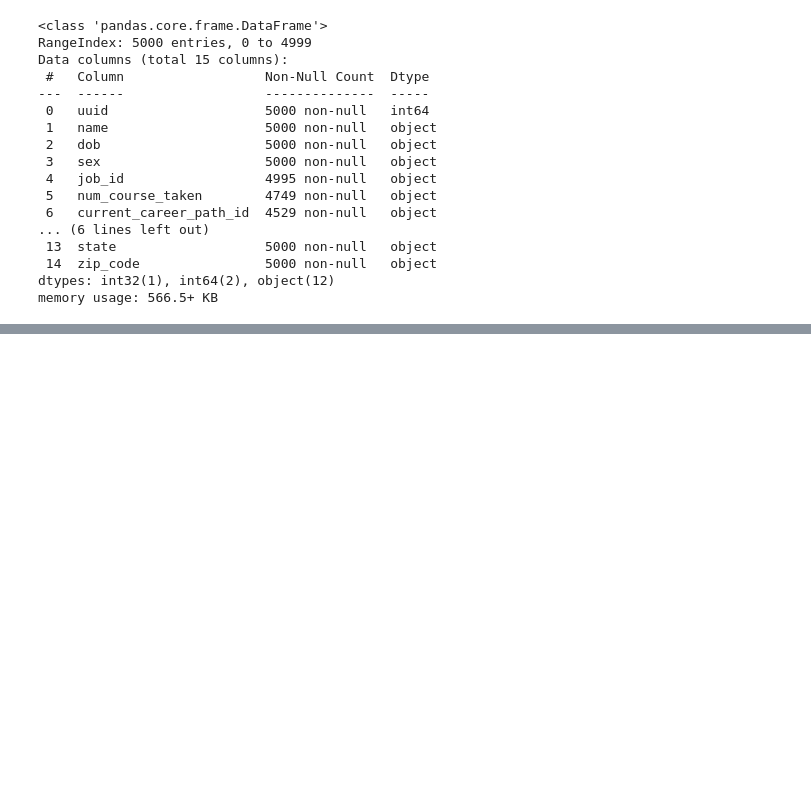
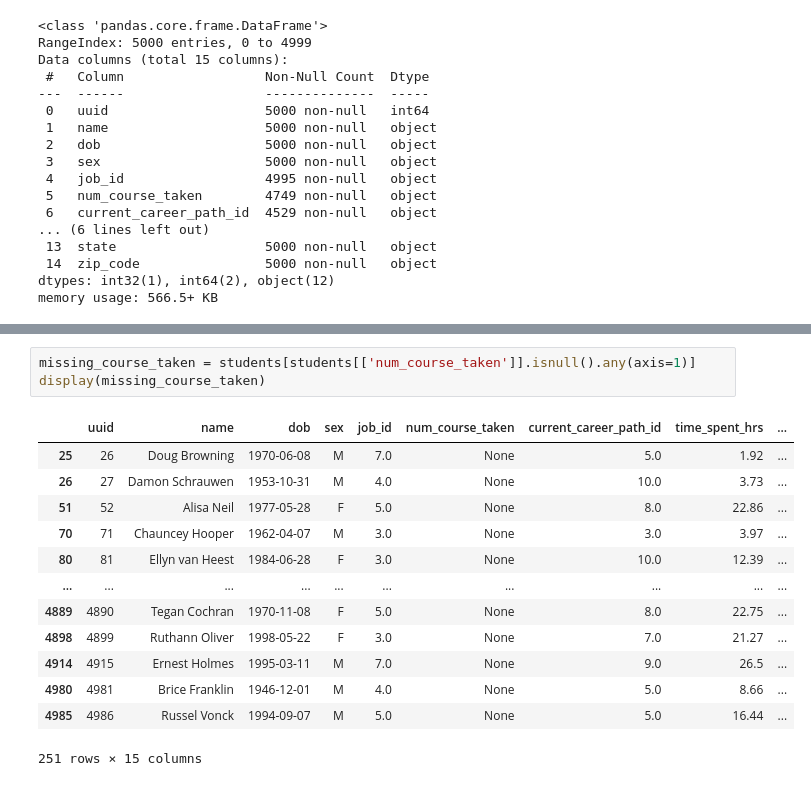
Before and after one commit to M21x1/PipeLiningEverythingProjetcs, a Jupyter notebook: subscriber_pipeline/dev/data_eng_explore.ipynb, the cells around one changed output, grey strips where cells are left out. Drawn from its saved outputs; the diff is of its cells as text; blank space fills up the shorter version.

```diff
--- a/subscriber_pipeline/dev/data_eng_explore.ipynb
+++ b/subscriber_pipeline/dev/data_eng_explore.ipynb
@@ -169,0 +176,17 @@ memory usage: 566.5+ KB
+# %%
+missing_course_taken = students[students[['num_course_taken']].isnull().any(axis=1)]
+display(missing_course_taken)
+# %% [output]
+|  | uuid | name | dob | sex | job_id | num_course_taken | current_career_path_id | time_spent_hrs | ... |
+| 25 | 26 | Doug Browning | 1970-06-08 | M | 7.0 | None | 5.0 | 1.92 | ... |
+| 26 | 27 | Damon Schrauwen | 1953-10-31 | M | 4.0 | None | 10.0 | 3.73 | ... |
+| 51 | 52 | Alisa Neil | 1977-05-28 | F | 5.0 | None | 8.0 | 22.86 | ... |
+| 70 | 71 | Chauncey Hooper | 1962-04-07 | M | 3.0 | None | 3.0 | 3.97 | ... |
+| 80 | 81 | Ellyn van Heest | 1984-06-28 | F | 3.0 | None | 10.0 | 12.39 | ... |
+| ... | ... | ... | ... | ... | ... | ... | ... | ... | ... |
+| 4889 | 4890 | Tegan Cochran | 1970-11-08 | F | 5.0 | None | 8.0 | 22.75 | ... |
+| 4898 | 4899 | Ruthann Oliver | 1998-05-22 | F | 3.0 | None | 7.0 | 21.27 | ... |
+| 4914 | 4915 | Ernest Holmes | 1995-03-11 | M | 7.0 | None | 9.0 | 26.5 | ... |
+| 4980 | 4981 | Brice Franklin | 1946-12-01 | M | 4.0 | None | 5.0 | 8.66 | ... |
+| 4985 | 4986 | Russel Vonck | 1994-09-07 | M | 5.0 | None | 5.0 | 16.44 | ... |
+251 rows × 15 columns
```
Also changed, not shown: parts of 3 cells of this notebook.
